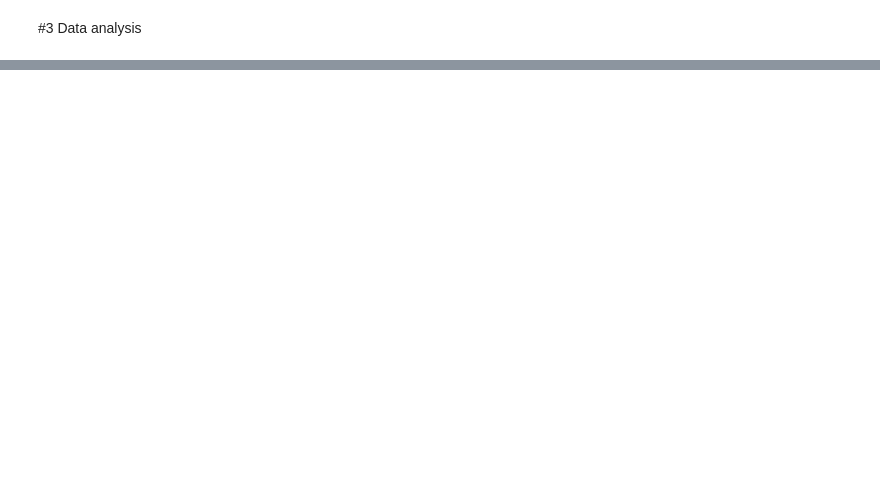
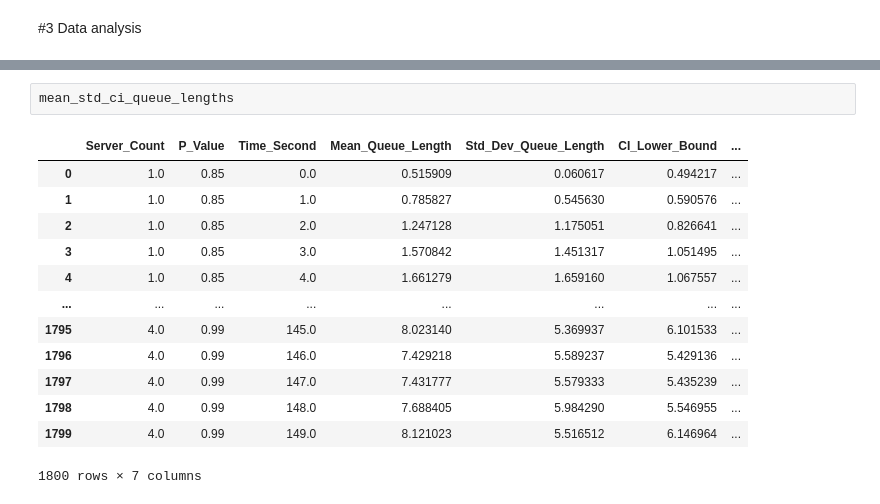
Before and after one commit to iliasoroka1/Discrete_Event_Simulation, a Jupyter notebook: Jacimovic_15278247_Malash_15179192_Soroka_2834023_Assignment_1.ipynb, the cells around one changed output, grey strips where cells are left out. Saved outputs shown, nothing was run; the diff lists cells and outputs as text; blank space fills up the shorter version.

```diff
--- a/Jacimovic_15278247_Malash_15179192_Soroka_2834023_Assignment_1.ipynb
+++ b/Jacimovic_15278247_Malash_15179192_Soroka_2834023_Assignment_1.ipynb
@@ -278,0 +417,16 @@ n = list(map(fn, res))
+# %%
+mean_std_ci_queue_lengths
+# %% [output]
+|  | Server_Count | P_Value | Time_Second | Mean_Queue_Length | Std_Dev_Queue_Length | CI_Lower_Bound | ... |
+| 0 | 1.0 | 0.85 | 0.0 | 0.515909 | 0.060617 | 0.494217 | ... |
+| 1 | 1.0 | 0.85 | 1.0 | 0.785827 | 0.545630 | 0.590576 | ... |
+| 2 | 1.0 | 0.85 | 2.0 | 1.247128 | 1.175051 | 0.826641 | ... |
+| 3 | 1.0 | 0.85 | 3.0 | 1.570842 | 1.451317 | 1.051495 | ... |
+| 4 | 1.0 | 0.85 | 4.0 | 1.661279 | 1.659160 | 1.067557 | ... |
+| ... | ... | ... | ... | ... | ... | ... | ... |
+| 1795 | 4.0 | 0.99 | 145.0 | 8.023140 | 5.369937 | 6.101533 | ... |
+| 1796 | 4.0 | 0.99 | 146.0 | 7.429218 | 5.589237 | 5.429136 | ... |
+| 1797 | 4.0 | 0.99 | 147.0 | 7.431777 | 5.579333 | 5.435239 | ... |
+| 1798 | 4.0 | 0.99 | 148.0 | 7.688405 | 5.984290 | 5.546955 | ... |
+| 1799 | 4.0 | 0.99 | 149.0 | 8.121023 | 5.516512 | 6.146964 | ... |
+1800 rows × 7 columns
```
Also changed, not shown: parts of 10 cells of this notebook.
